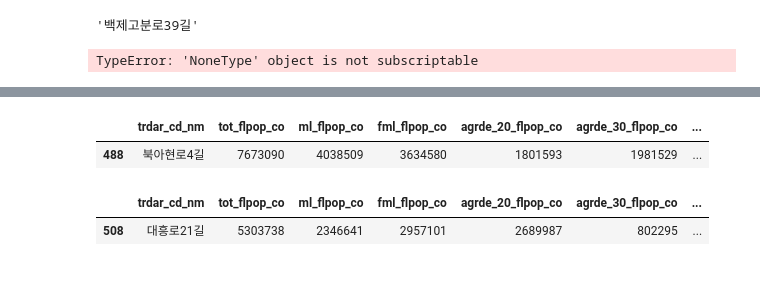
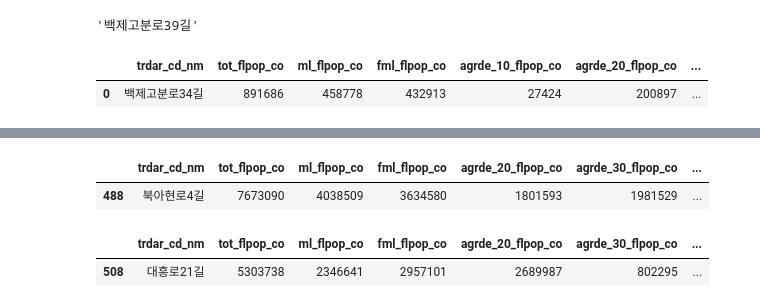
Before and after one commit to canary4651/TIL, a Jupyter notebook: jupyter/유동인구.ipynb, the cells around one changed output, grey strips where cells are left out. Drawn from its saved outputs; the diff is of its cells as text; code cells hidden in the pictures; blank space fills up the shorter version.

```diff
--- a/jupyter/유동인구.ipynb
+++ b/jupyter/유동인구.ipynb
@@ -107,3 +115,8 @@ address_df['trdar_cd_nm'][1]
 # %% [output]
 '백제고분로39길'
+# %%
+aa.head(1)
+# %% [output]
+|  | trdar_cd_nm | tot_flpop_co | ml_flpop_co | fml_flpop_co | agrde_10_flpop_co | agrde_20_flpop_co | ... |
+| 0 | 백제고분로34길 | 891686 | 458778 | 432913 | 27424 | 200897 | ... |
 # %%
@@ -111,16 +124 @@ from geocoder import geocode
 # key = os.environ['KAKAO_REST_API_KEY']
-# %%
-def geocode(address):
-    url = 'https://dapi.kakao.com/v2/local/search/address.json'
-    params = {'query': address}
-    headers = {'Authorization': 'KakaoAK ' + key}
-    r = requests.get(url, params=params, headers=headers) #get: url 주소 쳐서 이동하는 것
-    results = r.json()['documents']
-    if not results:
-        return None, None
-    address = results[0]['address']
-    return float(address['y']), float(address['x'])
-
-geocode('풍성로37가길')
-# %% [output]
-TypeError: 'NoneType' object is not subscriptable
```
Also changed, not shown: parts of 39 cells of this notebook, 11 other files.
